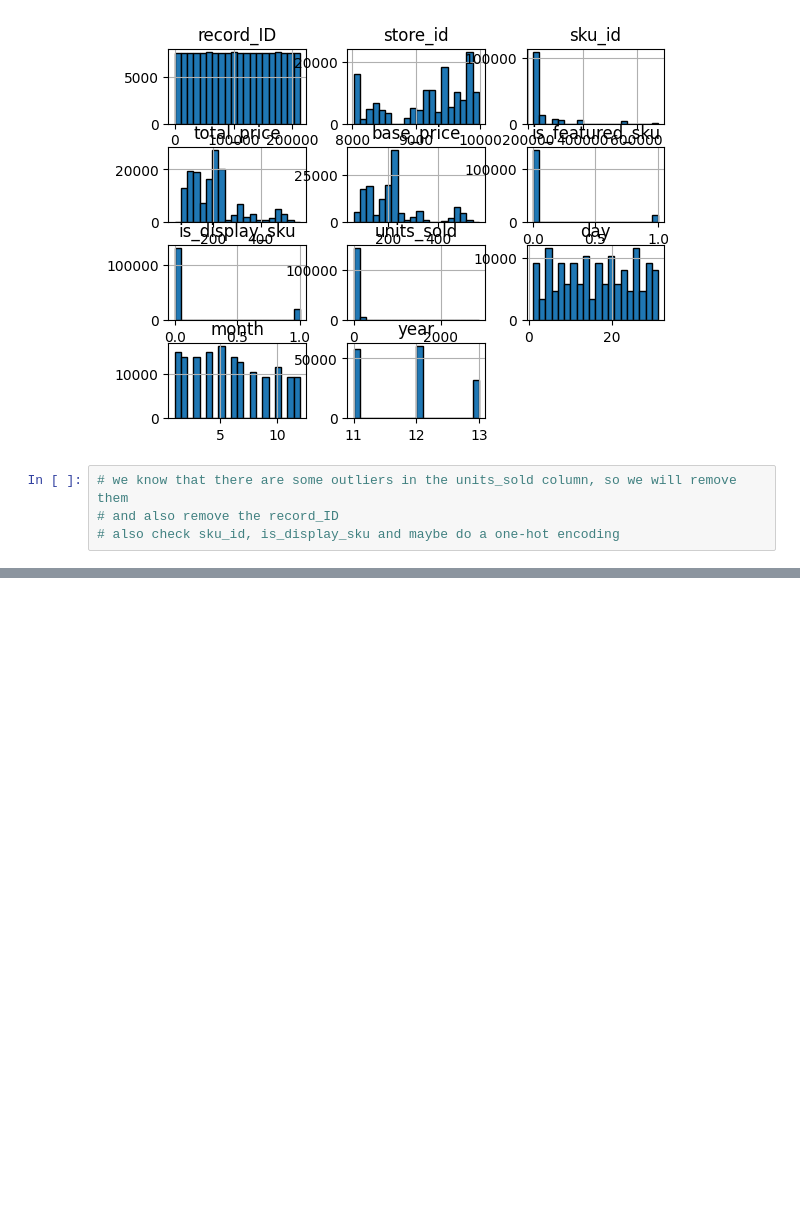
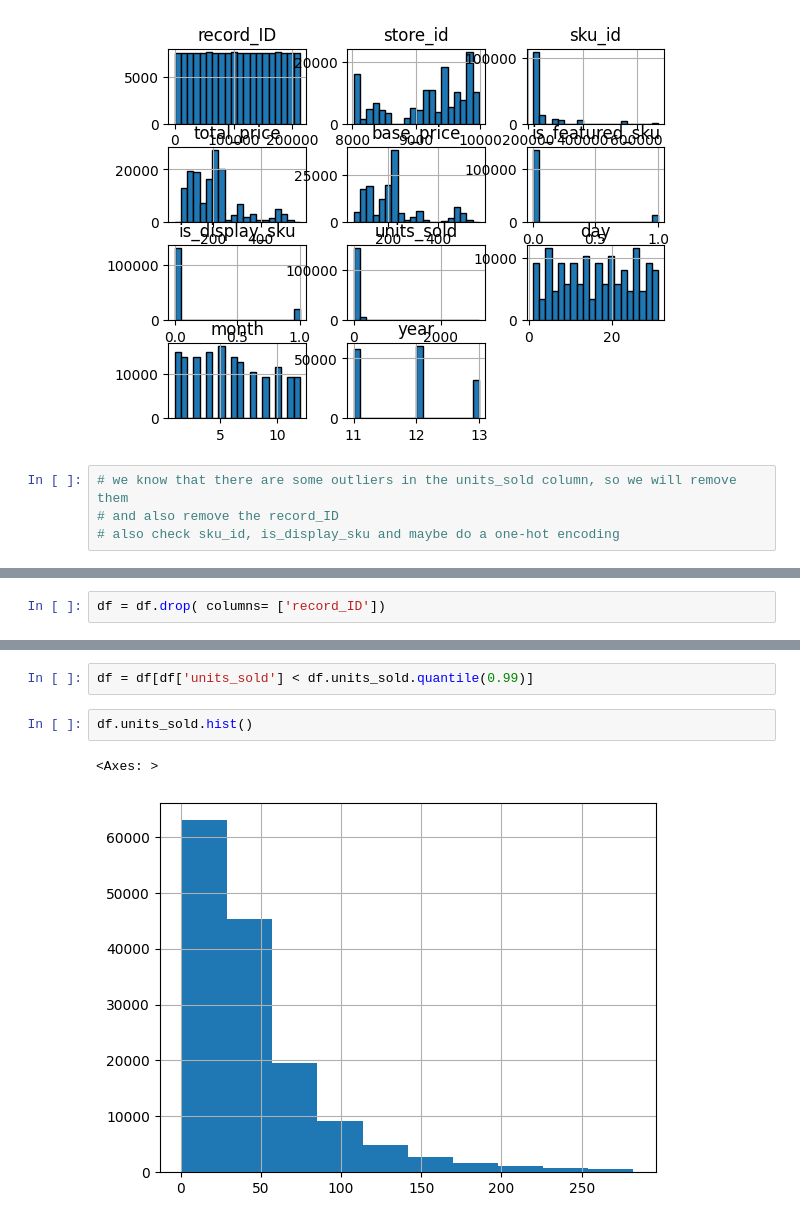
Before and after one commit to OndrejZapletal99/Python_DS_ML, a Jupyter notebook: demand_forecast/main.ipynb, the cells around one changed output, grey strips where cells are left out. Drawn from its saved outputs; the diff is of its cells as text; blank space fills up the shorter version.

```diff
--- a/demand_forecast/main.ipynb
+++ b/demand_forecast/main.ipynb
@@ -183,0 +186,2 @@ array([[<Axes: title={'center': 'record_ID'}>,
+# %%
+df = df.drop( columns= ['record_ID'])
@@ -183,0 +203,7 @@ array([[<Axes: title={'center': 'record_ID'}>,
+# %%
+df = df[df['units_sold'] < df.units_sold.quantile(0.99)]
+# %%
+df.units_sold.hist()
+# %% [output]
+<Axes: >
+[figure, added]
```
Also changed, not shown: parts of 3 cells of this notebook.
